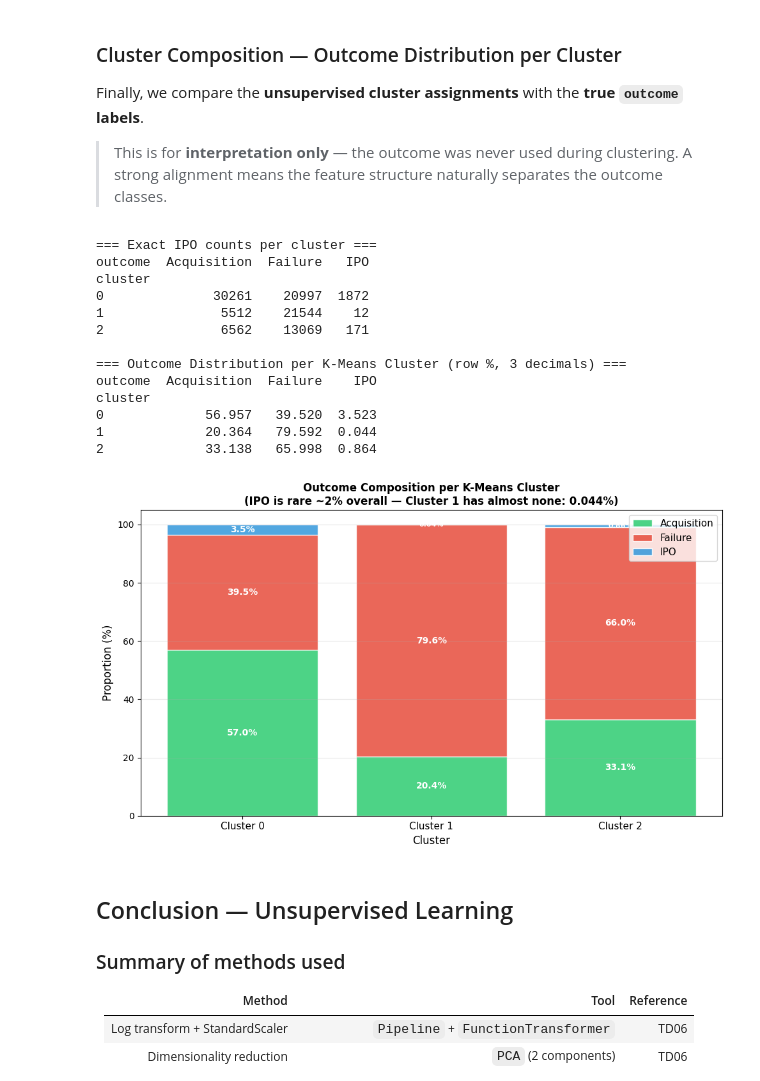
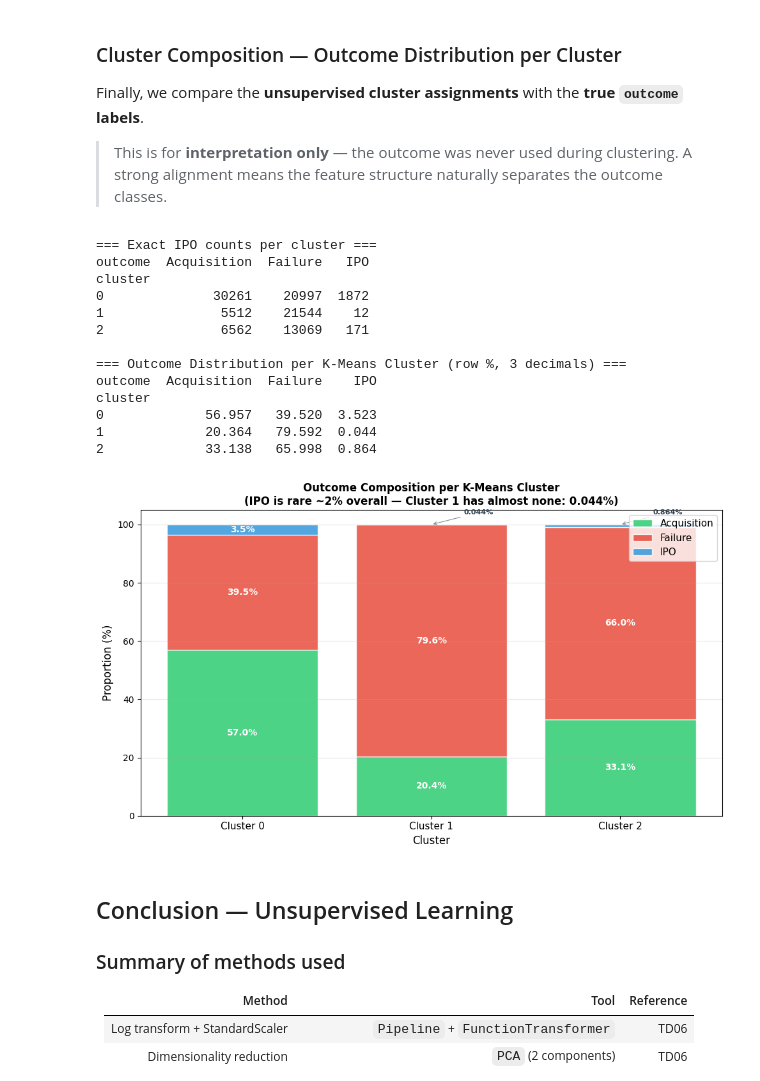
Before and after one commit to Clement-NI/Machine_learning_project_kaggle_start_up_success_data, a Jupyter notebook: scientificProject1/task.ipynb, the cells around one changed output. Cells and saved outputs as stored; diff of their text form; code cells hidden in the pictures.

```diff
--- a/scientificProject1/task.ipynb
+++ b/scientificProject1/task.ipynb
@@ -1313,43 +1313,48 @@ for outcome, color in zip(outcome_cols, outcome_colors):
            label=outcome, color=color, edgecolor='white', alpha=0.85)
     for i, (v, b) in enumerate(zip(vals, bottom)):
         if v > 3:
+            # large segment: label inside, white
             ax.text(i, b + v / 2, f'{v:.1f}%',
                     ha='center', va='center', fontsize=10, color='white',
                     fontweight='bold')
-        elif v > 0.01:   # show small IPO values
-            ax.text(i, b + v / 2, f'{v:.2f}%',
-                    ha='center', va='center', fontsize=8, color='white',
-                    fontweight='bold')
+        elif v > 0.001:
+            # tiny segment: label above the bar with arrow
+            ax.annotate(f'{v:.3f}%',
+                        xy=(i, b + v),
+                        xytext=(i + 0.25, b + v + 3),
+                        ha='center', va='bottom', fontsize=8, color='#2c3e50',
+                        fontweight='bold',
+                        arrowprops=dict(arrowstyle='->', color='#7f8c8d', lw=0.8))
     bottom += vals
 
 ax.set_title('Outcome Composition per K-Means Cluster\n'
              '(IPO is rare ~2% overall — Cluster 1 has almost none: 0.044%)',
              fontsize=12, fontweight='bold')
 ax.set_xlabel('Cluster', fontsize=12)
 ax.set_ylabel('Proportion (%)', fontsize=12)
 ax.set_xticks(range(len(crosstab)))
 ax.set_xticklabels([f'Cluster {i}' for i in crosstab.index], fontsize=11)
 ax.legend(fontsize=11, loc='upper right')
 ax.grid(axis='y', alpha=0.3)
 plt.tight_layout()
 plt.show()
 
 df_clust.drop(columns=['outcome'], inplace=True)
 # %% [output]
 === Exact IPO counts per cluster ===
 outcome  Acquisition  Failure   IPO
 cluster
 0              30261    20997  1872
 1               5512    21544    12
 2               6562    13069   171
 
 === Outcome Distribution per K-Means Cluster (row %, 3 decimals) ===
 outcome  Acquisition  Failure    IPO
 cluster
 0             56.957   39.520  3.523
 1             20.364   79.592  0.044
 2             33.138   65.998  0.864
-[figure, old version]
+[figure, new version]
 # %% [markdown]
 ## Conclusion — Unsupervised Learning
 
```
Also changed, not shown: parts of 1 cell of this notebook.
